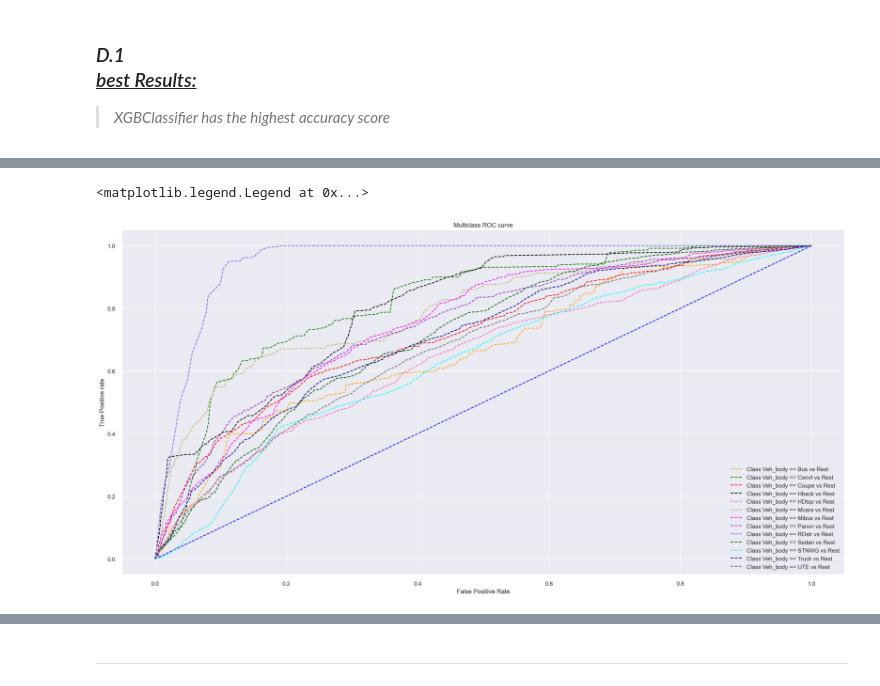
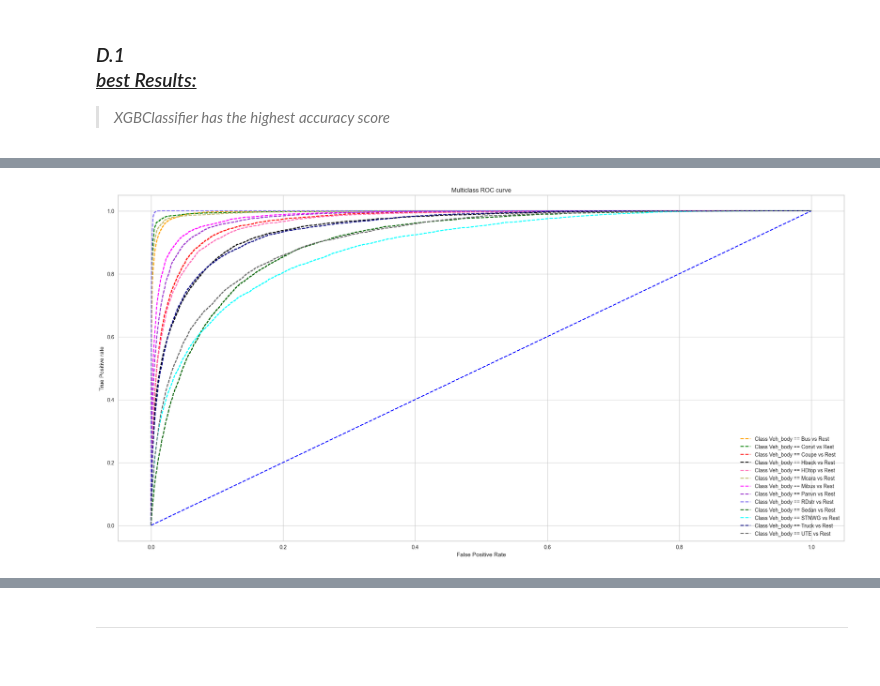
Before and after one commit to omars1234/Insurance_Analysis, a Jupyter notebook: Notebooks/Data_Classification/veh_body_classifier_param.ipynb, the cells around one changed output, grey strips where cells are left out. Cells and saved outputs as stored; diff of their text form; code cells hidden in the pictures.

```diff
--- a/Notebooks/Data_Classification/veh_body_classifier_param.ipynb
+++ b/Notebooks/Data_Classification/veh_body_classifier_param.ipynb
@@ -627,23 +593,24 @@ model_Bagging_best Accuracy_result: 0.26287460781131666
 
 > *XGBClassifier has the highest accuracy score*
 # %%
-y_Bagging_best=[]
+y_XGBClassifier_best=[]
 Accuracy_list=[]
 
-RandomForestClassifier_model = RandomForestClassifier(
-                                    n_estimators=int(best_model_rf_clf['n_estimators']),
-                                    #criterion=int(best_model_rf_clf['criterion']),
-                                    max_depth=int(best_model_rf_clf['max_depth']),
-                                    min_samples_split=float(best_model_rf_clf['min_samples_split']),
-                                    min_samples_leaf=float(best_model_rf_clf['min_samples_leaf']),
-                                    #max_features=float(space_rf_clf["max_features"]),
-                                    bootstrap=int(best_model_rf_clf['bootstrap']))
+XGBClassifier_model =XGBClassifier(
+               learning_rate=float(best_model_XGBClassifier['learning_rate']),
+               n_estimators=int(best_model_XGBClassifier['n_estimators']),
+               max_depth=int(best_model_XGBClassifier['max_depth']),
+               min_child_weight=int(best_model_XGBClassifier['min_child_weight']),
+               subsample=float(best_model_XGBClassifier["subsample"]),
+               gamma=float(best_model_XGBClassifier['gamma']),
+               colsample_bytree=float(best_model_XGBClassifier['colsample_bytree'])
+                                    )
 
 
-RandomForestClassifier_model.fit(xtrain,ytrain)
-Accuracy_result=accuracy_score(ytest,RandomForestClassifier_model.predict(xtest))
-y_pred=RandomForestClassifier_model.predict(xtest)
-y_Bagging_best.append(y_pred)
+XGBClassifier_model.fit(xtrain,ytrain)
+Accuracy_result=accuracy_score(ytest,XGBClassifier_model.predict(xtest))
+y_pred=XGBClassifier_model.predict(xtest)
+y_XGBClassifier_best.append(y_pred)
 
 Accuracy_result=accuracy_score(ytest,y_pred)
 Accuracy_list.append(Accuracy_result)
@@ -719,14 +686,15 @@ Name: veh_body, dtype: object
 from sklearn.multiclass import OneVsRestClassifier
 # %%
 matplotlib.rcParams["figure.figsize"]=(25,12)
-clf = OneVsRestClassifier(RandomForestClassifier(
-                                    n_estimators=int(best_model_rf_clf['n_estimators']),
-                                    #criterion=int(best_model_rf_clf['criterion']),
-                                    max_depth=int(best_model_rf_clf['max_depth']),
-                                    min_samples_split=float(best_model_rf_clf['min_samples_split']),
-                                    min_samples_leaf=float(best_model_rf_clf['min_samples_leaf']),
-                                    #max_features=float(space_rf_clf["max_features"]),
-                                    bootstrap=int(best_model_rf_clf['bootstrap'])))
+clf = OneVsRestClassifier(XGBClassifier(
+               learning_rate=float(best_model_XGBClassifier['learning_rate']),
+               n_estimators=int(best_model_XGBClassifier['n_estimators']),
+               max_depth=int(best_model_XGBClassifier['max_depth']),
+               min_child_weight=int(best_model_XGBClassifier['min_child_weight']),
+               subsample=float(best_model_XGBClassifier["subsample"]),
+               gamma=float(best_model_XGBClassifier['gamma']),
+               colsample_bytree=float(best_model_XGBClassifier['colsample_bytree'])
+                                    ))
 
 
 clf.fit(xtrain, ytrain)
@@ -740,35 +708,35 @@ thresh ={}
 
 n_class = 13
 
 random_probs = [0 for i in range(len(ytest))]
 p_fpr, p_tpr, _ = roc_curve(ytest, random_probs, pos_label=1)
 for i in range(n_class):
     fpr[i], tpr[i], thresh[i] = roc_curve(ytest, pred_prob[:,i], pos_label=i)
 
 # plotting
 plt.plot(p_fpr, p_tpr, linestyle='--', color='blue')
 plt.plot(fpr[0], tpr[0], linestyle='--',color='orange', label='Class Veh_body == Bus vs Rest')
 plt.plot(fpr[1], tpr[1], linestyle='--',color='green', label='Class Veh_body == Convt vs Rest')
 plt.plot(fpr[2], tpr[2], linestyle='--',color='red', label='Class Veh_body == Coupe vs Rest')
 plt.plot(fpr[3], tpr[3], linestyle='--',color='black', label='Class Veh_body == Hback vs Rest')
 plt.plot(fpr[4], tpr[4], linestyle='--',color='HotPink', label='Class Veh_body == HDtop vs Rest')
 plt.plot(fpr[5], tpr[5], linestyle='--',color='DarkKhaki', label='Class Veh_body == Mcara vs Rest')
 plt.plot(fpr[6], tpr[6], linestyle='--',color='Magenta', label='Class Veh_body == Mibus vs Rest')
 plt.plot(fpr[7], tpr[7], linestyle='--',color='DarkOrchid', label='Class Veh_body == Panvn vs Rest')
 plt.plot(fpr[8], tpr[8], linestyle='--',color='MediumSlateBlue', label='Class Veh_body == RDstr vs Rest')
 plt.plot(fpr[9], tpr[9], linestyle='--',color='DarkGreen', label='Class Veh_body == Sedan vs Rest')
 plt.plot(fpr[10], tpr[10], linestyle='--',color='Aqua', label='Class Veh_body == STNWG vs Rest')
 plt.plot(fpr[11], tpr[11], linestyle='--',color='Navy', label='Class Veh_body == Truck vs Rest')
 plt.plot(fpr[12], tpr[12], linestyle='--',color='DimGray', label='Class Veh_body == UTE vs Rest')
 
 plt.title('Multiclass ROC curve')
 plt.xlabel('False Positive Rate')
 plt.ylabel('True Positive rate')
 plt.legend(loc='best')
 #plt.savefig('Multiclass ROC',dpi=300);
+plt.show()
 # %% [output]
-<matplotlib.legend.Legend at 0x...>
-[figure, old version]
+[figure, new version]
 # %%
 matplotlib.rcParams["figure.figsize"]=(25,8)
 plt.subplot(241)
```
Also changed, not shown: parts of 21 cells of this notebook, 9 other files.
